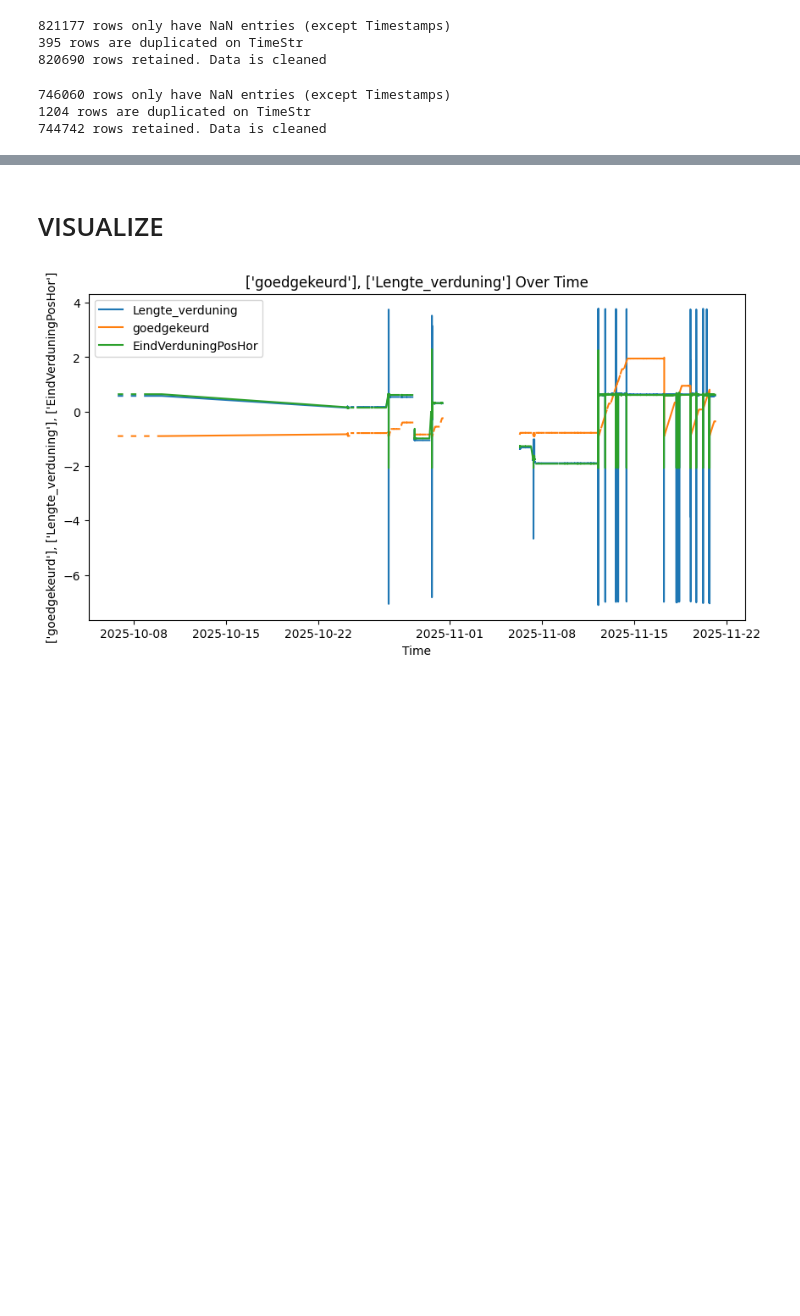
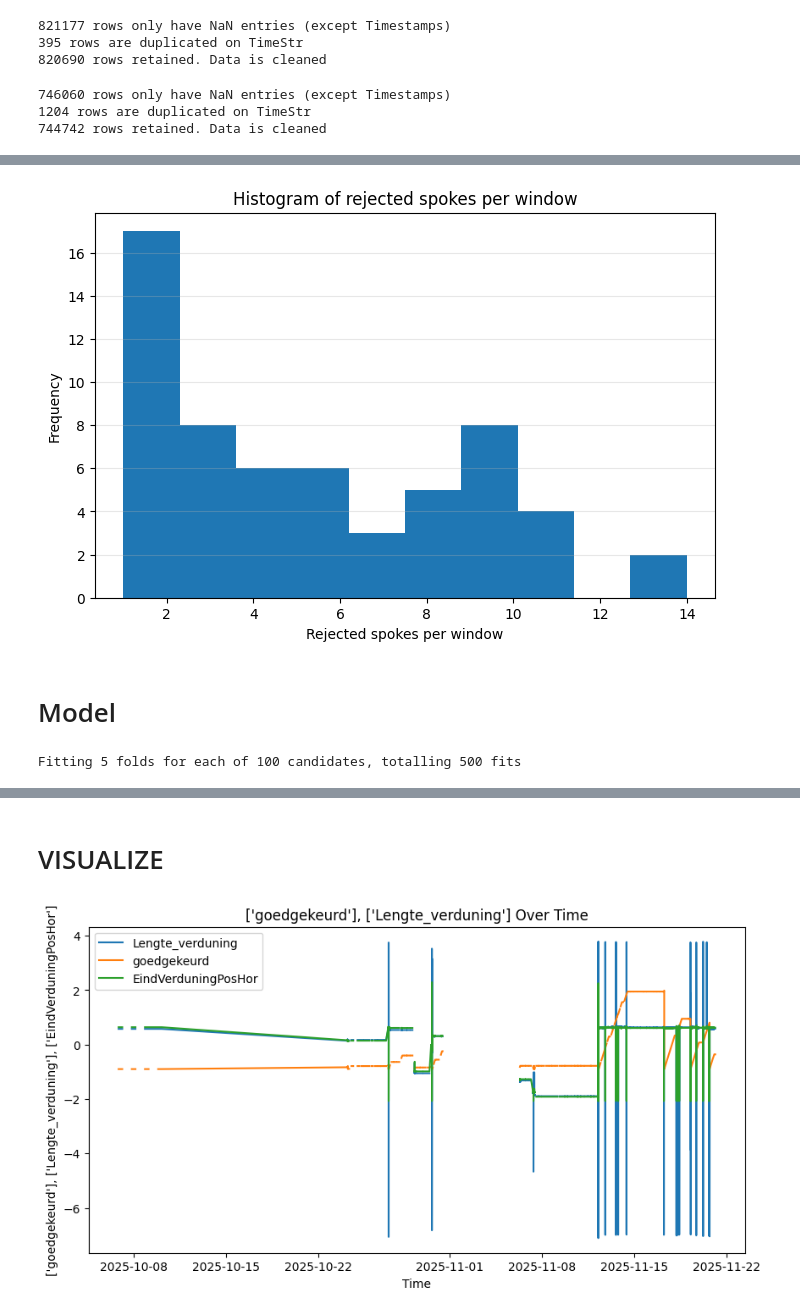
Before and after one commit to moniquechandra/predictive_maintenance_tsg, a Jupyter notebook: correlation.ipynb, the cells around one changed output, grey strips where cells are left out. Drawn from its saved outputs; the diff is of its cells as text; code cells hidden in the pictures; blank space fills up the shorter version.

```diff
--- a/correlation.ipynb
+++ b/correlation.ipynb
@@ -129,0 +595,25 @@ for col1, col2 in column_pairs_SVRM4:
+# %%
+# After aggregation
+df_final.columns = [
+    str(col) if not isinstance(col, tuple) else f"{col[0]}_{col[1]}"
+    for col in df_final.columns
+]
+
+# Remove any invalid characters
+df_final.columns = [c.replace("[","_").replace("]","_").replace("<","_").replace(">","_")
+                         for c in df_final.columns]
+# %%
+def plot_rejected_histogram(df):
+    plt.figure(figsize=(8,5))
+    plt.hist(df["afgekeurd_inc_sum"])
+    plt.xlabel("Rejected spokes per window")
+    plt.ylabel("Frequency")
+    plt.title("Histogram of rejected spokes per window")
+    plt.grid(axis='y', alpha=0.3)
+    plt.show()
+
+plot_rejected_histogram(df_final[df_final["afgekeurd_inc_sum"] > 0])
+# %% [output]
+[figure, added]
+# %% [markdown]
+# Model
@@ -129,0 +737,35 @@ for col1, col2 in column_pairs_SVRM4:
+# %%
+from sklearn.model_selection import RandomizedSearchCV, GridSearchCV, TimeSeriesSplit
+
+# Define parameter grid for XGBClassifier
+param_grid_clf = {
+    'n_estimators': [100, 200, 300],
+    'max_depth': [3, 4, 5, 6],
+    'learning_rate': [0.01, 0.05, 0.1],
+    'subsample': [0.6, 0.8, 1.0],
+    'colsample_bytree': [0.6, 0.8, 1.0]
+}
+
+tscv = TimeSeriesSplit(n_splits=5)
+
+clf_base = XGBClassifier(
+    objective='binary:logistic',
+    scale_pos_weight=(len(cls_df[TARGET][cls_df[TARGET] == 0])/len(cls_df[TARGET][cls_df[TARGET] > 0])),
+    eval_metric='aucpr',
+    random_state=42
+)
+
+random_search_clf = RandomizedSearchCV(
+    estimator=clf_base,
+    param_distributions=param_grid_clf,
+    n_iter=100,
+    scoring='roc_auc',
+    cv=tscv,
+    verbose=2,
+    n_jobs=-1
+)
+
+random_search_clf.fit(X_train, y_train, eval_set=[(X_val, y_val)], verbose=True)
+print("Best clf params:", random_search_clf.best_params_)
+# %% [output]
+Fitting 5 folds for each of 100 candidates, totalling 500 fits
```
Also changed, not shown: parts of 38 cells of this notebook, 1 other file.
